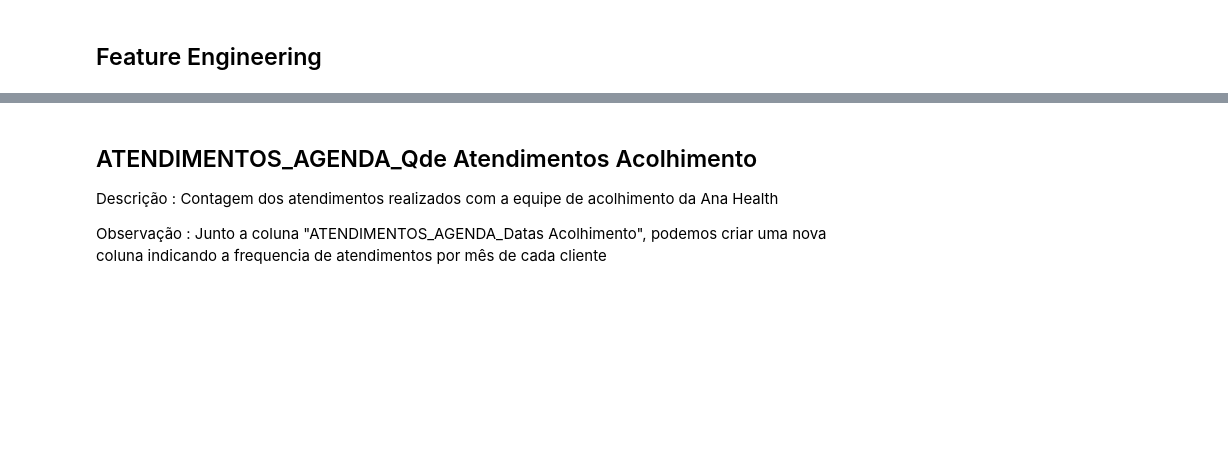
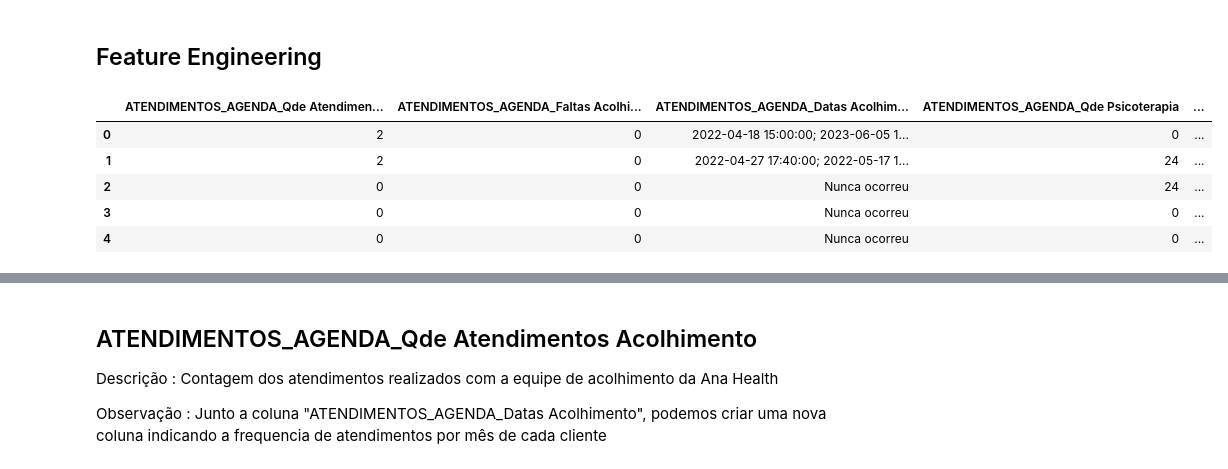
Before and after one commit to alessitomas/streamlit-deploy, a Jupyter notebook: src/notebooks/01_feature_engineering.ipynb, the cells around one changed output, grey strips where cells are left out. Saved outputs shown, nothing was run; the diff lists cells and outputs as text; code cells hidden in the pictures; blank space fills up the shorter version.

```diff
--- a/src/notebooks/01_feature_engineering.ipynb
+++ b/src/notebooks/01_feature_engineering.ipynb
@@ -6,6 +6,15 @@ import pandas as pd
 data = pd.read_csv("../scripts/data-preprocessed.csv")
 # %%
 import missingno as msno
+# %%
+data.iloc[:,26:39].head()
+# %% [output]
+|  | ATENDIMENTOS_AGENDA_Qde Atendimen... | ATENDIMENTOS_AGENDA_Faltas Acolhi... | ATENDIMENTOS_AGENDA_Datas Acolhim... | ATENDIMENTOS_AGENDA_Qde Psicoterapia | ... |
+| 0 | 2 | 0 | 2022-04-18 15:00:00; 2023-06-05 1... | 0 | ... |
+| 1 | 2 | 0 | 2022-04-27 17:40:00; 2022-05-17 1... | 24 | ... |
+| 2 | 0 | 0 | Nunca ocorreu | 24 | ... |
+| 3 | 0 | 0 | Nunca ocorreu | 0 | ... |
+| 4 | 0 | 0 | Nunca ocorreu | 0 | ... |
 # %%
 msno.bar(data.iloc[:,26:39])
 # %% [output]
```
Also changed, not shown: parts of 9 cells of this notebook, 1 other file.
